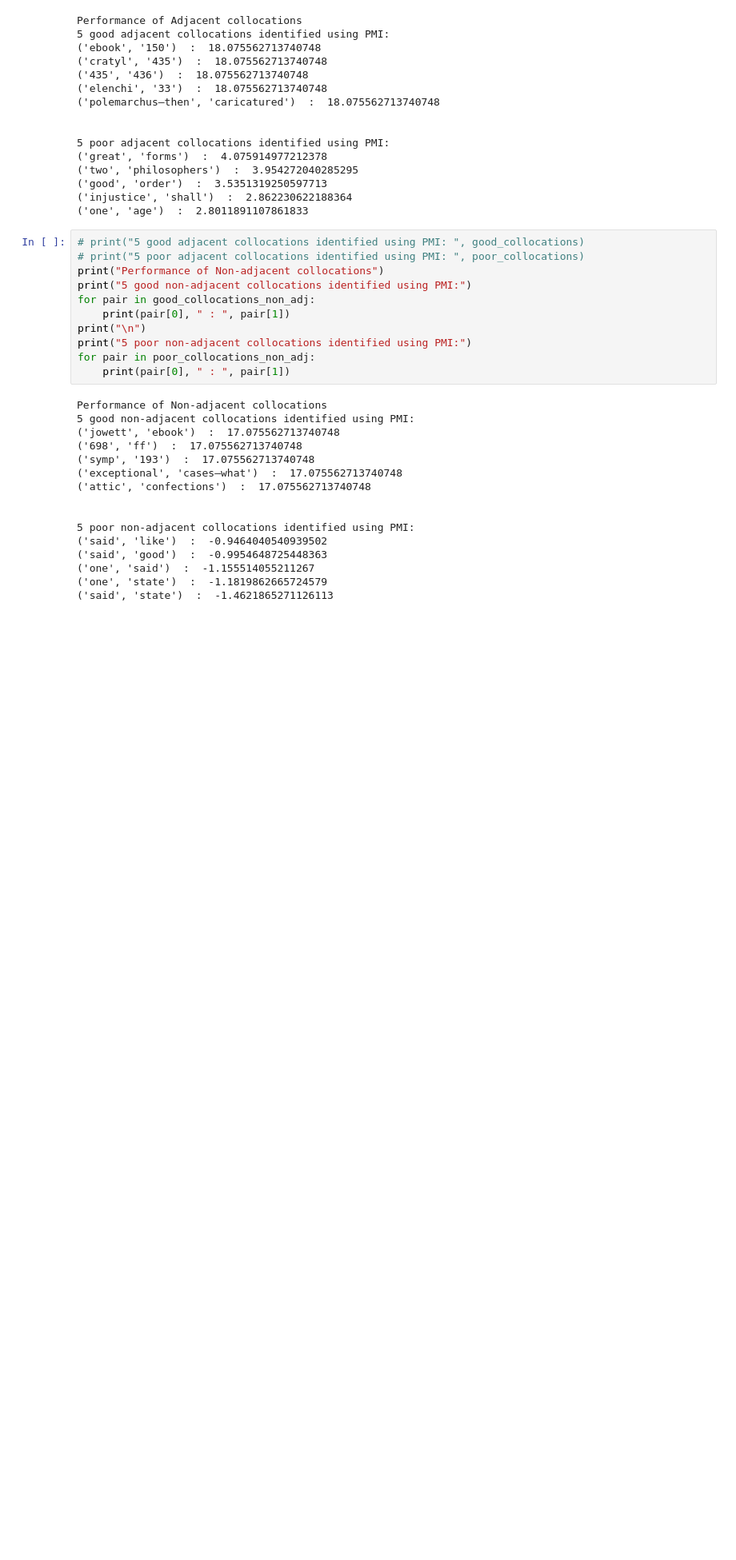
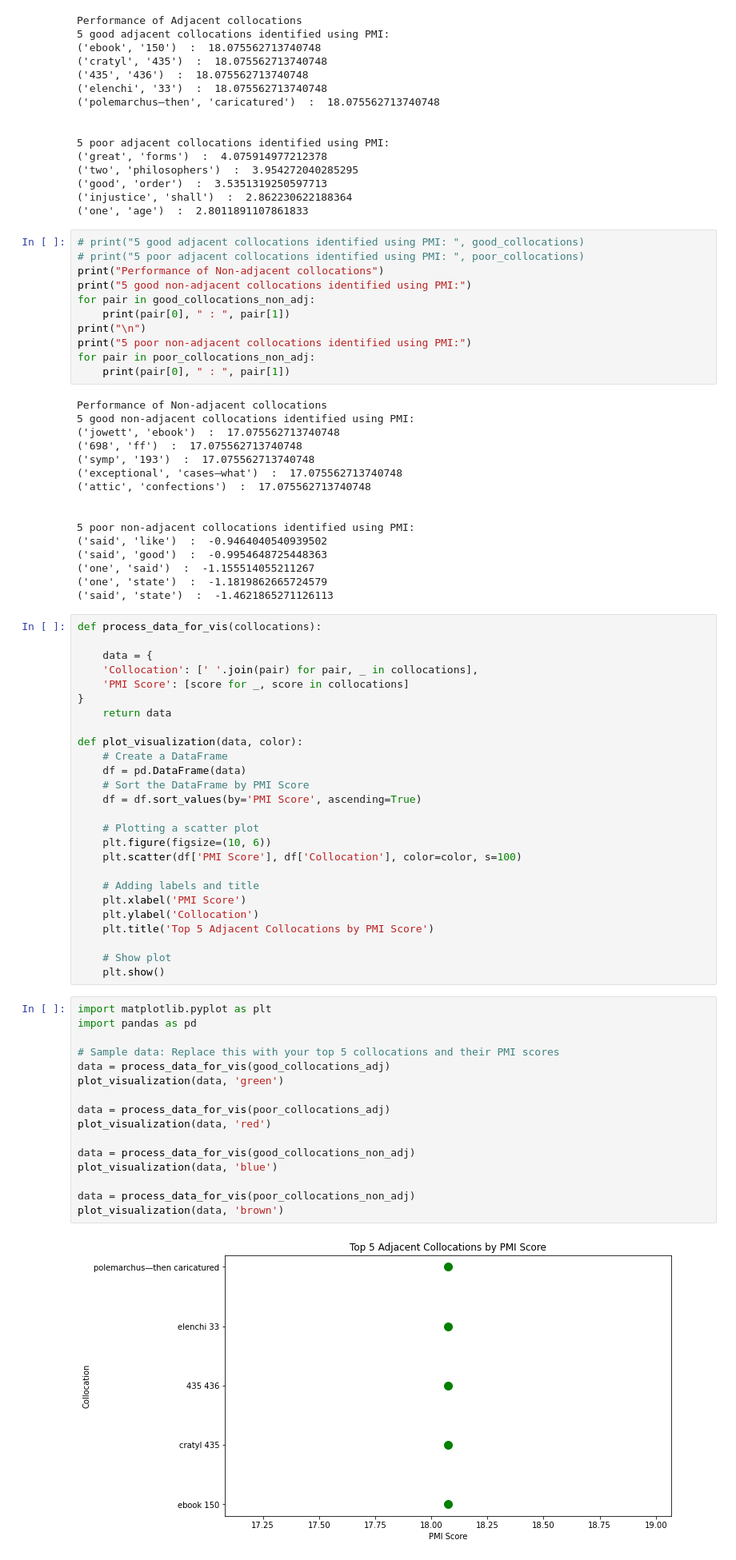
Before and after one commit to oluyemiamujo/NLP_Multitask_PS_1, a Jupyter notebook: section1/main.ipynb, the cells around one changed output. Shown at 80% size. Drawn from its saved outputs; the diff is of its cells as text; blank space fills up the shorter version.

```diff
--- a/section1/main.ipynb
+++ b/section1/main.ipynb
@@ -324,3 +320,47 @@ Performance of Non-adjacent collocations
 ('one', 'said')  :  -1.155514055211267
 ('one', 'state')  :  -1.1819862665724579
 ('said', 'state')  :  -1.4621865271126113
+# %%
+def process_data_for_vis(collocations):
+
+    data = {
+    'Collocation': [' '.join(pair) for pair, _ in collocations],
+    'PMI Score': [score for _, score in collocations]
+}
+    return data
+
+def plot_visualization(data, color):
+    # Create a DataFrame
+    df = pd.DataFrame(data)
+    # Sort the DataFrame by PMI Score
+    df = df.sort_values(by='PMI Score', ascending=True)
+
+    # Plotting a scatter plot
+    plt.figure(figsize=(10, 6))
+    plt.scatter(df['PMI Score'], df['Collocation'], color=color, s=100)
+
+    # Adding labels and title
+    plt.xlabel('PMI Score')
+    plt.ylabel('Collocation')
+    plt.title('Top 5 Adjacent Collocations by PMI Score')
+
+    # Show plot
+    plt.show()
+# %%
+import matplotlib.pyplot as plt
+import pandas as pd
+
+# Sample data: Replace this with your top 5 collocations and their PMI scores
+data = process_data_for_vis(good_collocations_adj)
+plot_visualization(data, 'green')
+
+data = process_data_for_vis(poor_collocations_adj)
+plot_visualization(data, 'red')
+
+data = process_data_for_vis(good_collocations_non_adj)
+plot_visualization(data, 'blue')
+
+data = process_data_for_vis(poor_collocations_non_adj)
+plot_visualization(data, 'brown')
+# %% [output]
+[figure, added]
```
Also changed, not shown: parts of 6 cells of this notebook, 18 other files.
